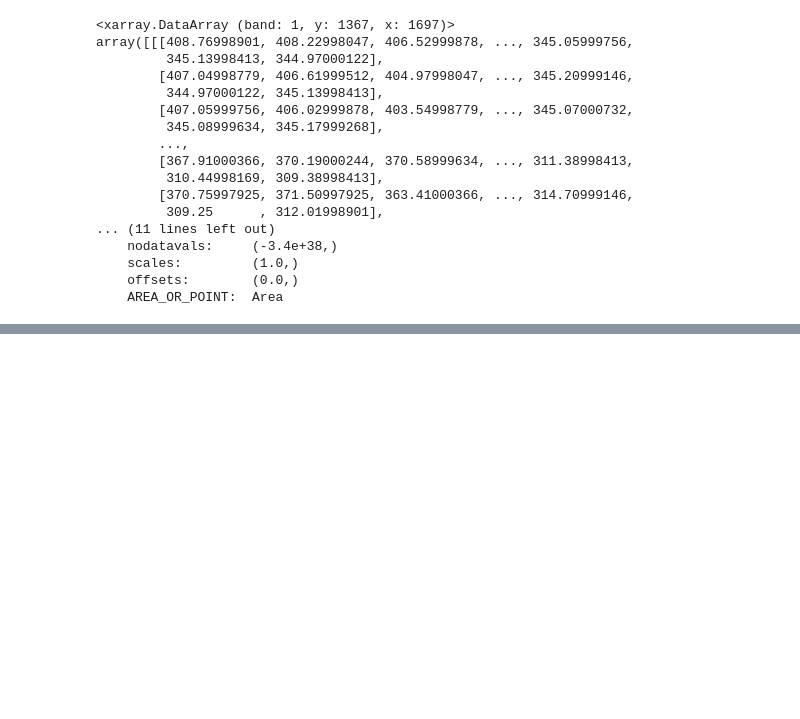
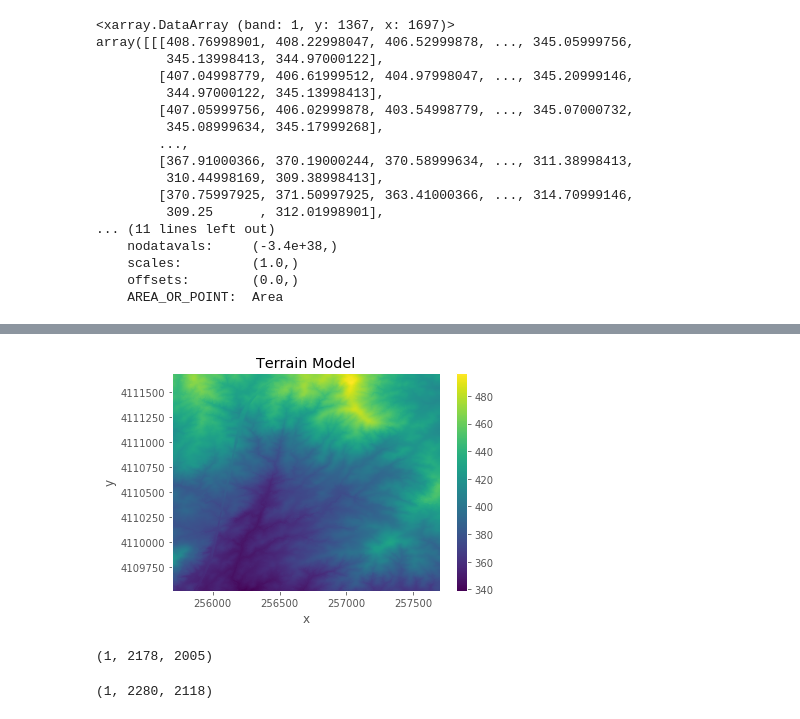
Before and after one commit to carpentries-incubator/geospatial-python, a Jupyter notebook: data/code-scratch.ipynb, the cells around one changed output, grey strips where cells are left out. Drawn from its saved outputs; the diff is of its cells as text; code cells hidden in the pictures; blank space fills up the shorter version.

```diff
--- a/data/code-scratch.ipynb
+++ b/data/code-scratch.ipynb
@@ -267,0 +206,14 @@ DTM_UTM.rio.height
+# %%
+terrain_model_HARV_SJER.where(terrain_model_HARV_SJER != terrain_model_HARV_SJER.rio.nodata).plot()
+plt.title("Terrain Model")
+plt.savefig("fig/02-SJER-DTM-03.png")
+# %% [output]
+[figure, added]
+# %%
+terrain_model_HARV_SJER.shape
+# %% [output]
+(1, 2178, 2005)
+# %%
+surface_model_HARV_SJER.shape
+# %% [output]
+(1, 2280, 2118)
```
Also changed, not shown: parts of 35 cells of this notebook, 12 other files.
